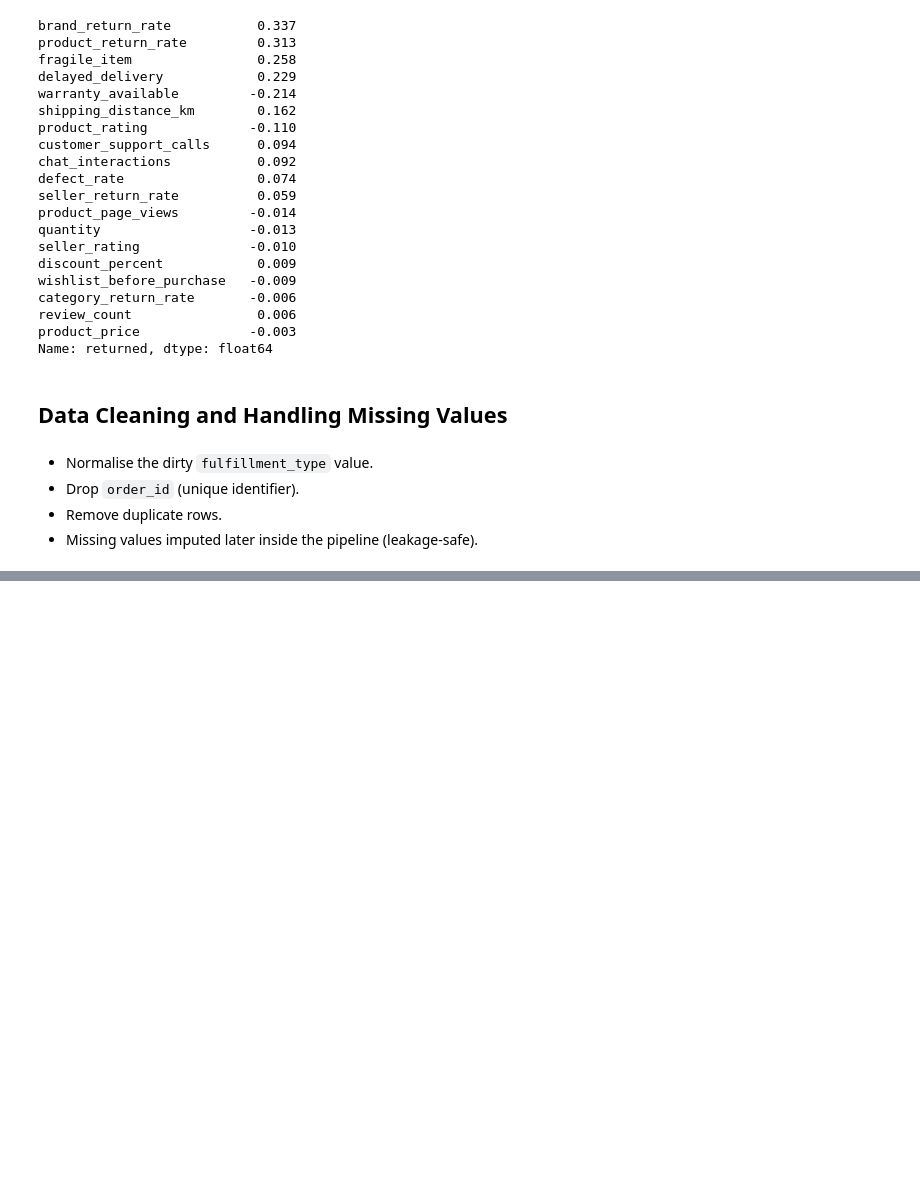
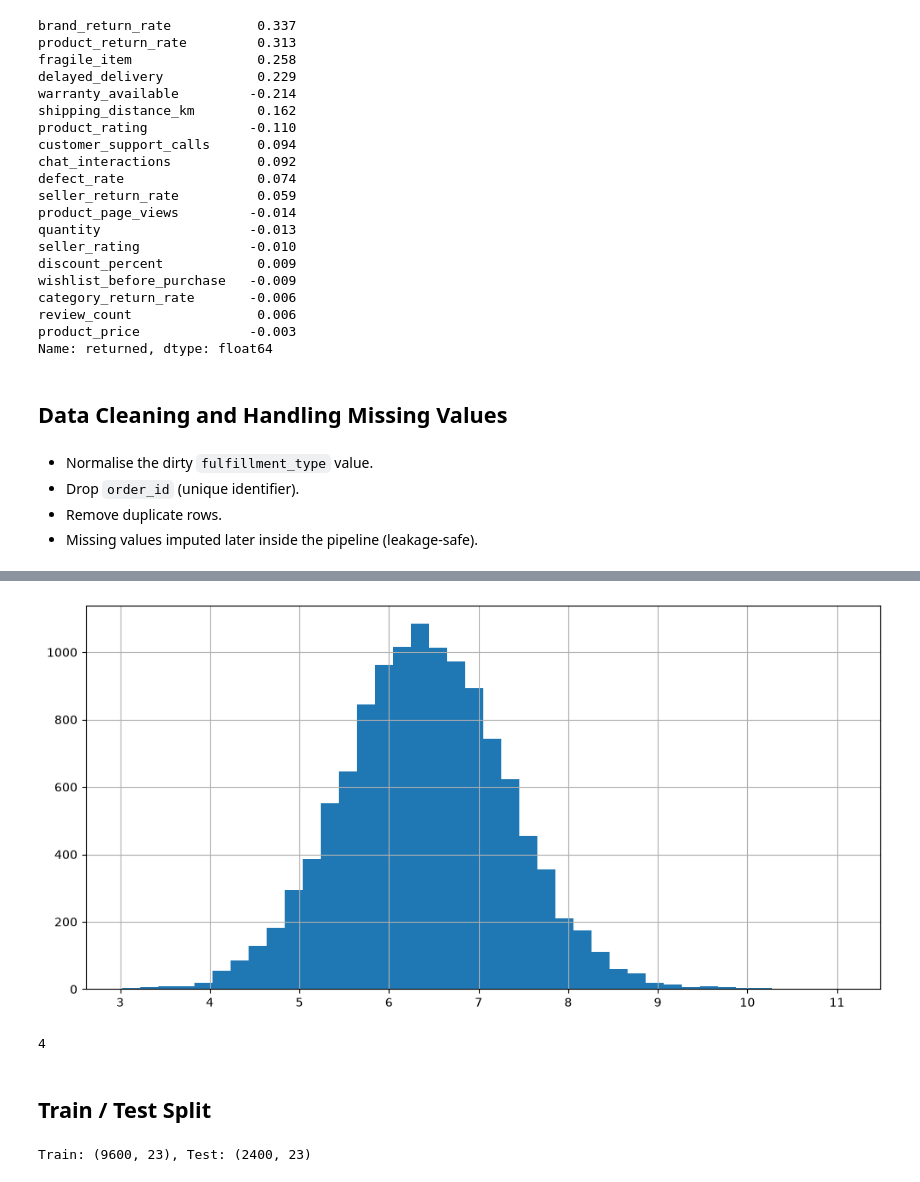
Before and after one commit to abhishekr1403/Product_Return_Predictor, a Jupyter notebook: Return_prediction_modeling.ipynb, the cells around one changed output, grey strips where cells are left out. Saved outputs shown, nothing was run; the diff lists cells and outputs as text; code cells hidden in the pictures; blank space fills up the shorter version.

Commit message:
Data Cleaning, Feature Engineering, Split_Dataset, Outlier Removal, Preprocessing and Encoding Completed.

```diff
--- a/Return_prediction_modeling.ipynb
+++ b/Return_prediction_modeling.ipynb
@@ -198,0 +210,4 @@ Name: returned, dtype: float64
+# %%
+df_clean = df.copy()
+df_clean['fulfillment_type'] = df_clean['fulfillment_type'].astype("string").str.strip().str.title()
+df_clean['fulfillment_type'].value_counts()
@@ -198,0 +228,4 @@ Name: returned, dtype: float64
+# %%
+df_clean = df_clean.drop(columns=["order_id"])
+print(df_clean.shape)
+df_clean.head(2)
@@ -198,0 +242,4 @@ Name: returned, dtype: float64
+# %%
+before = len(df_clean)
+df_clean = df_clean.drop_duplicates().reset_index(drop=True)
+print(f"Dropped {before - len(df_clean)} duplicate rows. Shape : {df_clean.shape}")
@@ -198,0 +250,25 @@ Name: returned, dtype: float64
+# %%
+def add_features(data):
+    d = data.copy()
+    # Combined distress signal: a customer who BOTH called support and used chat is more
+    # likely to return than one who did just one (corr w/ target 0.13 vs 0.09 each).
+    # total = customer_support_calls + chat_interactions EXACTLY, so we drop the two raw
+    # counts. Keeping all three would be perfect multicollinearity (design-matrix condition
+    # number ~1e15) and split the coefficient across three columns,
+    # feature-importance readout. This makes total_support_contacts a true *replacement*.
+    d["total_support_contacts"] = d["customer_support_calls"] + d["chat_interactions"]
+    d = d.drop(columns=["customer_support_calls", "chat_interactions"])
+
+    # product_price is the ONLY heavily right-skewed numeric column (skew ~16, max 64,879 vs
+    # median 597). log1p tames the tail. We REPLACE raw product_price with its log so the two
+    # are not collinear (raw price and log price correlate 0.62; keeping both hurts the
+    # scale-sensitive Logistic Regression).
+    d["log_price"] = np.log1p(d['product_price'])
+    d = d.drop(columns=['product_price'])
+    return d
+
+df_feat = add_features(df_clean)
+df_feat.to_csv("dataset/cleaned_returns.csv", index=False)
+print("Saved cleaned + engineered dataset -> dataset/cleaned_returns.csv , Shape: ", df_feat.shape)
+new_cols = ["total_support_contacts", "log_price"]
+df_feat[new_cols].describe().T
@@ -198,0 +280,23 @@ Name: returned, dtype: float64
+# %%
+df_feat['log_price'].hist(figsize=(10, 5), bins=40)
+plt.tight_layout()
+plt.show()
+# %% [output]
+[figure, added]
+# %%
+numerical_col = ['log_price','discount_percent','product_rating','review_count','product_return_rate','category_return_rate','brand_return_rate','defect_rate','seller_rating','seller_return_rate','quantity','shipping_distance_km','product_page_views',"total_support_contacts"]
+len(binary_col)
+# %% [output]
+4
+# %% [markdown]
+## Train / Test Split
+# %%
+X = df_feat.drop(columns=['returned'])
+y = df_feat['returned'].astype(int)
+
+X_train, X_test, y_train, y_test = train_test_split(
+    X, y, test_size=0.2, stratify=y, random_state=42)
+
+print(f'Train: {X_train.shape}, Test: {X_test.shape}')
+# %% [output]
+Train: (9600, 23), Test: (2400, 23)
```
Also changed, not shown: parts of 17 cells of this notebook, 1 other file.
